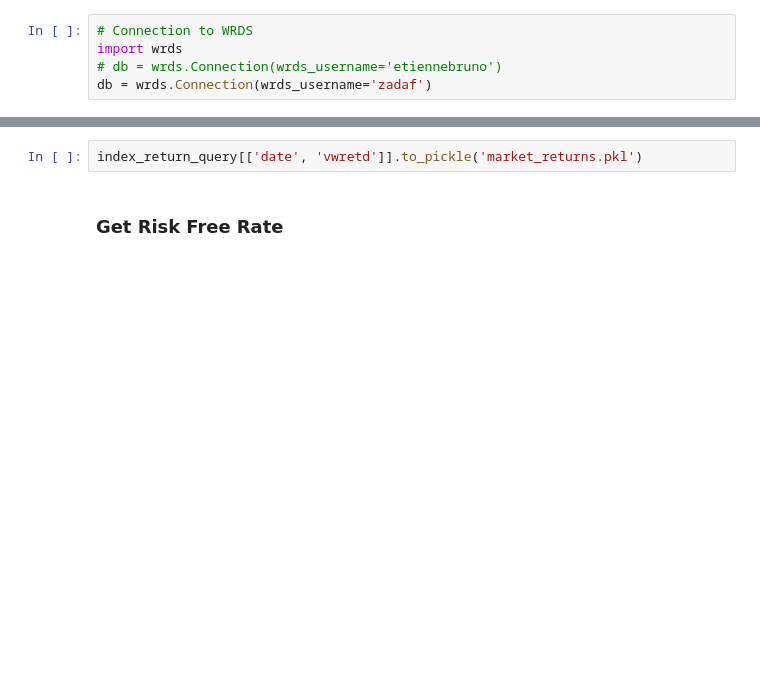
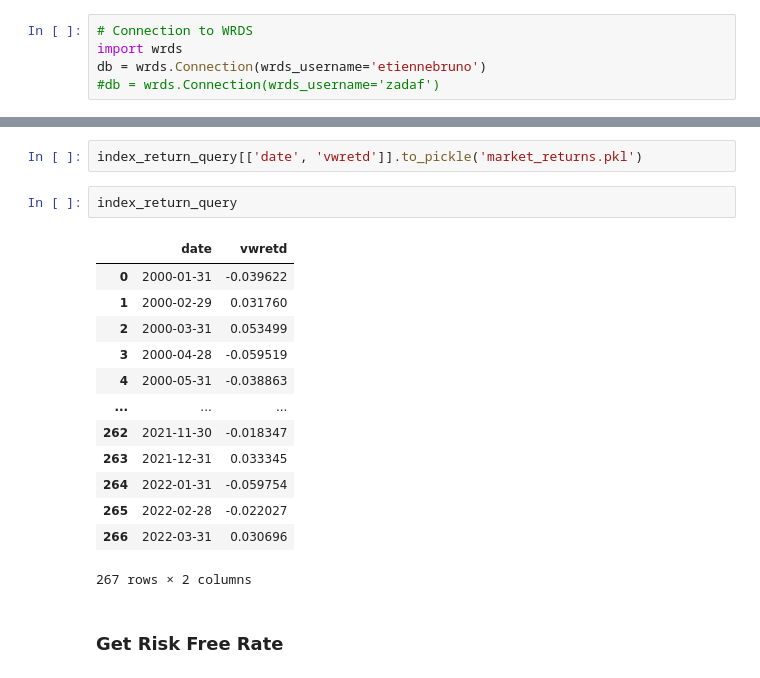
Before and after one commit to etiennebruno/fin-407-mutual-funds, a Jupyter notebook: mutual_funds_deviations/06_benchmark_data.ipynb, the cells around one changed output, grey strips where cells are left out. Cells and saved outputs as stored; diff of their text form; blank space fills up the shorter version.

```diff
--- a/mutual_funds_deviations/06_benchmark_data.ipynb
+++ b/mutual_funds_deviations/06_benchmark_data.ipynb
@@ -6,5 +6,5 @@ display(HTML("<style>.container { width:80% !important; }</style>"))
 # %%
 # Connection to WRDS
 import wrds
-# db = wrds.Connection(wrds_username='etiennebruno')
-db = wrds.Connection(wrds_username='zadaf')
+db = wrds.Connection(wrds_username='etiennebruno')
+#db = wrds.Connection(wrds_username='zadaf')
@@ -94,6 +136,22 @@ cumulative_data['cum_ret_funds'] = (1 + cumulative_data['mret']).cumprod() - 1
 cumulative_data['cum_ret_mkt'] = (1 + cumulative_data['vwretd']).cumprod() - 1
 # %%
 index_return_query[['date', 'vwretd']].to_pickle('market_returns.pkl')
+# %%
+index_return_query
+# %% [output]
+|  | date | vwretd |
+| 0 | 2000-01-31 | -0.039622 |
+| 1 | 2000-02-29 | 0.031760 |
+| 2 | 2000-03-31 | 0.053499 |
+| 3 | 2000-04-28 | -0.059519 |
+| 4 | 2000-05-31 | -0.038863 |
+| ... | ... | ... |
+| 262 | 2021-11-30 | -0.018347 |
+| 263 | 2021-12-31 | 0.033345 |
+| 264 | 2022-01-31 | -0.059754 |
+| 265 | 2022-02-28 | -0.022027 |
+| 266 | 2022-03-31 | 0.030696 |
+267 rows × 2 columns
 # %% [markdown]
 ### Get Risk Free Rate
 # %%
```
Also changed, not shown: parts of 6 cells of this notebook, 3 other files.
